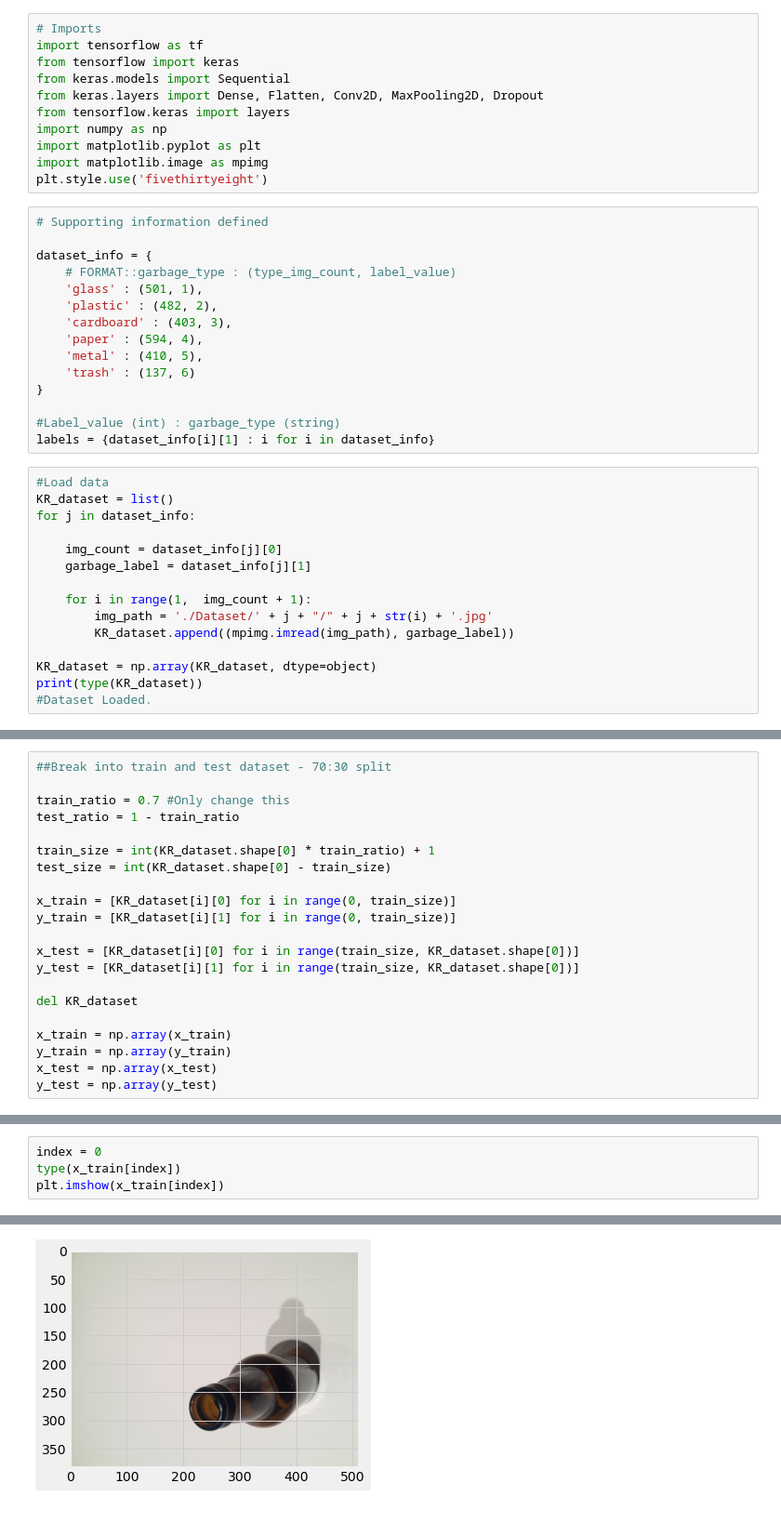
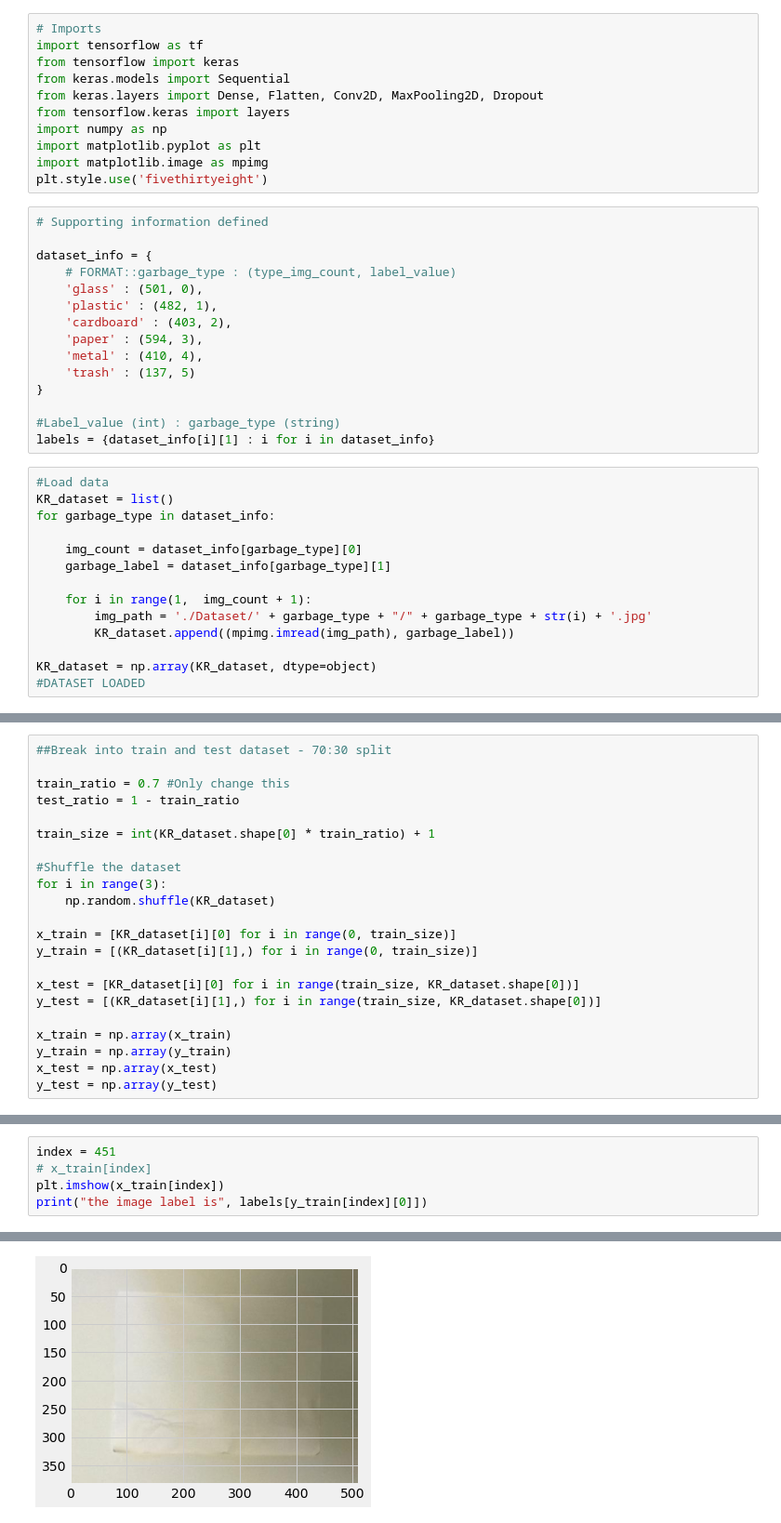
Before and after one commit to estineali/Kachra-Rani, a Jupyter notebook: KR.ipynb, the cells around one changed output, grey strips where cells are left out. Shown at 93% size. Cells and saved outputs as stored; diff of their text form.

```diff
--- a/KR.ipynb
+++ b/KR.ipynb
@@ -29,12 +29,12 @@ plt.style.use('fivethirtyeight')
 
 dataset_info = {
     # FORMAT::garbage_type : (type_img_count, label_value)
-    'glass' : (501, 1),
-    'plastic' : (482, 2),
-    'cardboard' : (403, 3),
-    'paper' : (594, 4),
-    'metal' : (410, 5),
-    'trash' : (137, 6)
+    'glass' : (501, 0),
+    'plastic' : (482, 1),
+    'cardboard' : (403, 2),
+    'paper' : (594, 3),
+    'metal' : (410, 4),
+    'trash' : (137, 5)
 }
 
 #Label_value (int) : garbage_type (string)
@@ -42,15 +42,14 @@ labels = {dataset_info[i][1] : i for i in dataset_info}
 # %%
 #Load data
 KR_dataset = list()
-for j in dataset_info:
+for garbage_type in dataset_info:
 
-    img_count = dataset_info[j][0]
-    garbage_label = dataset_info[j][1]
+    img_count = dataset_info[garbage_type][0]
+    garbage_label = dataset_info[garbage_type][1]
 
     for i in range(1,  img_count + 1):
-        img_path = './Dataset/' + j + "/" + j + str(i) + '.jpg'
+        img_path = './Dataset/' + garbage_type + "/" + garbage_type + str(i) + '.jpg'
         KR_dataset.append((mpimg.imread(img_path), garbage_label))
 
 KR_dataset = np.array(KR_dataset, dtype=object)
-print(type(KR_dataset))
-#Dataset Loaded.
+#DATASET LOADED
@@ -63,15 +60,16 @@ train_ratio = 0.7 #Only change this
 test_ratio = 1 - train_ratio
 
 train_size = int(KR_dataset.shape[0] * train_ratio) + 1
-test_size = int(KR_dataset.shape[0] - train_size)
+
+#Shuffle the dataset
+for i in range(3):
+    np.random.shuffle(KR_dataset)
 
 x_train = [KR_dataset[i][0] for i in range(0, train_size)]
-y_train = [KR_dataset[i][1] for i in range(0, train_size)]
+y_train = [(KR_dataset[i][1],) for i in range(0, train_size)]
 
 x_test = [KR_dataset[i][0] for i in range(train_size, KR_dataset.shape[0])]
-y_test = [KR_dataset[i][1] for i in range(train_size, KR_dataset.shape[0])]
-
-del KR_dataset
+y_test = [(KR_dataset[i][1],) for i in range(train_size, KR_dataset.shape[0])]
 
 x_train = np.array(x_train)
 y_train = np.array(y_train)
@@ -110,5 +100,6 @@ print(y_test.shape)
 # %%
-index = 0
-type(x_train[index])
+index = 451
+# x_train[index]
 plt.imshow(x_train[index])
+print("the image label is", labels[y_train[index][0]])
 # %% [output]
@@ -116 +107 @@ plt.imshow(x_train[index])
-[figure, old version]
+[figure, new version]
```
Also changed, not shown: parts of 11 cells of this notebook.
